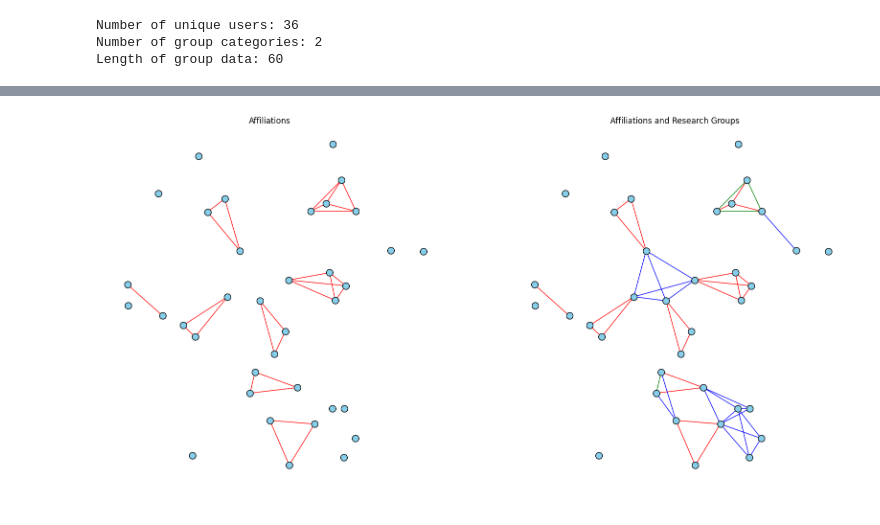
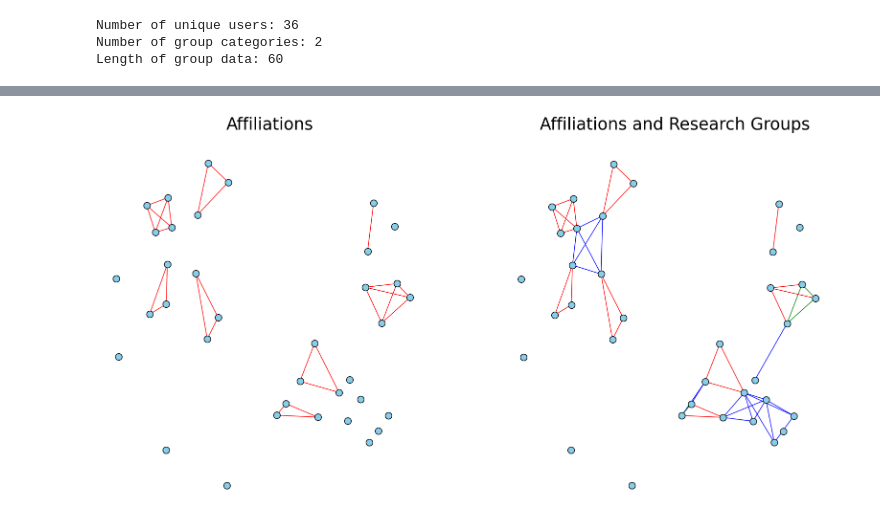
Before and after one commit to lexicongovernance/gov-research, a Jupyter notebook: berlin-analysis/analysis.ipynb, the cells around one changed output, grey strips where cells are left out. Cells and saved outputs as stored; diff of their text form; code cells hidden in the pictures.

```diff
--- a/berlin-analysis/analysis.ipynb
+++ b/berlin-analysis/analysis.ipynb
@@ -343,10 +265,10 @@ duplicate_edges
 # %%
-import numpy as np
+# TODO: Need to look into duplicate edges (however no impact on results)
+# duplicate_edges = edge_df_new[edge_df_new.duplicated(subset=['target', 'source'], keep=False)]
+# duplicate_edges
 
 # Sorting the values in each row to ensure the order doesn't matter
-edge_df_new[['source', 'target']] = pd.DataFrame(np.sort(edge_df_new[['source', 'target']], axis=1), index=edge_df_new.index)
+# edge_df_new[['source', 'target']] = pd.DataFrame(np.sort(edge_df_new[['source', 'target']], axis=1), index=edge_df_new.index)
 
 # Finding duplicates
-duplicates = edge_df_new[edge_df_new.duplicated(subset=['source', 'target'], keep=False)]
-
-duplicates
+# duplicates = edge_df_new[edge_df_new.duplicated(subset=['source', 'target'], keep=False)]
@@ -370,48 +275,41 @@ See the caveats in the documentation: https://pandas.pydata.org/pandas-docs/stab
 # %%
-import matplotlib.pyplot as plt
-import networkx as nx
-
-# Create a figure with two subplots
+# Create network  plot
 fig, axes = plt.subplots(1, 2, figsize=(20, 10))
 
 # Plot 2: Edges colored based on their attributes using a colormap
 G2 = nx.Graph()
-
-# Add nodes from the DataFrame
 G2.add_nodes_from([node['id'] for node in node_list])
-
-# Add edges from the DataFrame
 for _, row in edge_df_new.iterrows():
     G2.add_edge(row['source'], row['target'], edge_attribute=row['edge_attribute'])
 
 # Use the Fruchterman-Reingold layout for positioning nodes
-pos = nx.fruchterman_reingold_layout(G2, k=4, iterations=500, scale=1.5)
+pos = nx.fruchterman_reingold_layout(G2, k=4, iterations=500, scale=1.5, seed=6)
 
 # Create a colormap based on edge attributes
 edge_colors2 = []
 edge_color_map = {'affiliation': 'red', 'private': 'blue', 'both': 'green'}
 for edge in G2.edges():
     edge_attribute = G2[edge[0]][edge[1]]['edge_attribute']
     edge_colors2.append(edge_color_map[edge_attribute])
 
-# Draw Graph 2 with colored edges
+# Draw the network
 nx.draw(G2, pos, with_labels=False, node_size=100, node_color='skyblue', edgecolors='black', font_size=8, edge_color=edge_colors2, ax=axes[1])
-axes[1].set_title('Affiliations and Research Groups')
+axes[1].set_title('Affiliations and Research Groups', fontsize=25)
 
 # Plot 1: Only "affiliation" and "both" edges, all in red
 G1 = nx.Graph()
 G1.add_nodes_from([node['id'] for node in node_list])
 edges1 = [(row['source'], row['target']) for _, row in edge_df_new.iterrows() if row['edge_attribute'] in ['affiliation', 'both']]
 G1.add_edges_from(edges1)
 
 # Use the same layout positions as G2
-pos = nx.fruchterman_reingold_layout(G1, pos=pos, fixed=pos.keys())
+pos = nx.fruchterman_reingold_layout(G1, pos=pos, fixed=pos.keys(), seed=6)
 
 # Draw Graph 1 with red edges
 nx.draw(G1, pos, with_labels=False, node_size=100, node_color='skyblue', edgecolors='black', font_size=8, edge_color='red', ax=axes[0])
-axes[0].set_title('Affiliations')
+axes[0].set_title('Affiliations', fontsize=25)
 
-# Show the plots
-plt.show()
+# Save the plot as a PNG file
+plt.savefig('plots-and-tables/network.png')
 # %% [output]
-[figure, old version]
+[figure, new version]
```
Also changed, not shown: parts of 13 cells of this notebook.
